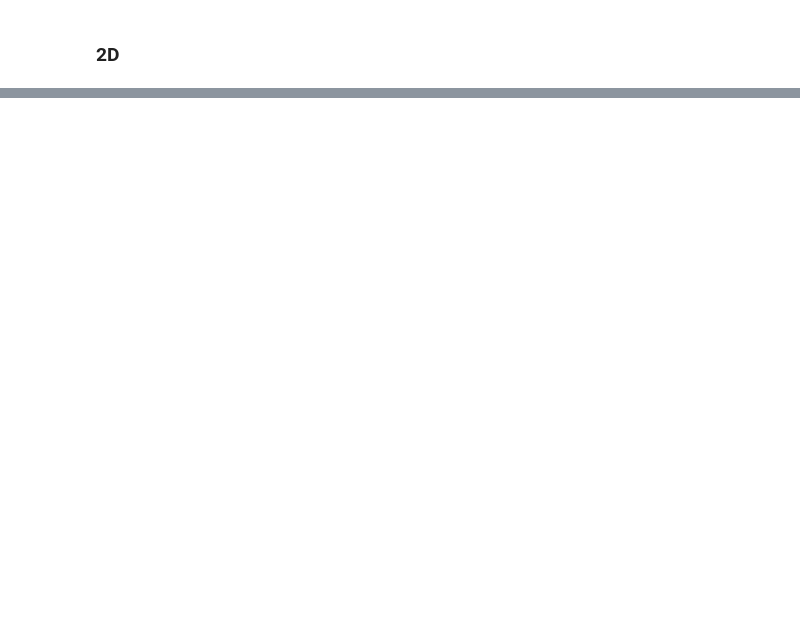
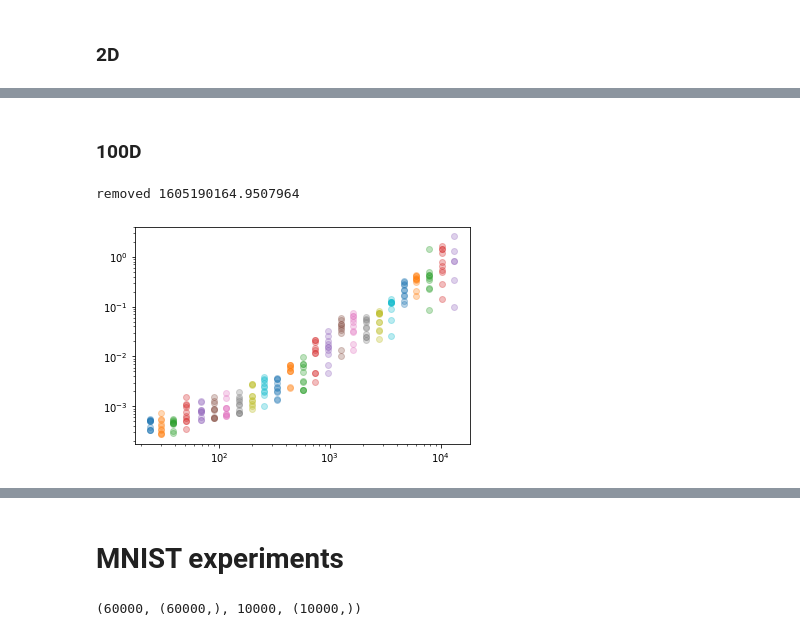
Before and after one commit to abrikos110/iml-2020-homeworks, a Jupyter notebook: clustering.ipynb, the cells around one changed output, grey strips where cells are left out. Cells and saved outputs as stored; diff of their text form; code cells hidden in the pictures; blank space fills up the shorter version.

Commit message:
.gitignore + added loading of MNIST dataset

```diff
--- a/clustering.ipynb
+++ b/clustering.ipynb
@@ -104,6 +109,13 @@ def gen2(N=100, std=1/3, r=1):
     r = r + numpy.random.randn(N) * std
     x = numpy.array([r * numpy.cos(alp), r * numpy.sin(alp)]).T
     return x
+
+def gen3(N=1000, dims=100, c=10, d=10):
+    n = N % c
+    N //= c
+    x = numpy.concatenate([numpy.random.randn(N + n * (not i), 1) * d
+            + numpy.random.randn(N + n * (not i), dims) for i in range(c)])
+    return x
 # %%
 if 1:
     s = numpy.random.randint(0, 2**32-1)
@@ -215,0 +226,48 @@ Wall time: 33min 37s
+# %% [markdown]
+### 100D
+# %%
+%%time
+
+t = []
+sz = 3 * numpy.floor(1.3 ** numpy.arange(8, 53)).astype(numpy.int64)
+lt = 0
+removed = None
+
+for N in sz:
+    training = False
+    try:
+        assert N%3 == 0
+        xx = gen3(N, 100)
+        kcl = k_means(6)  # creating model
+        t.append([])
+        for i in range(10):
+            training = True
+            t[-1].append(time.time())
+            kcl.train(xx)  # training
+            t[-1][-1] = time.time() - t[-1][-1]
+            training = False
+        if time.time() - lt > 1:
+            plt.xscale('log')
+            plt.yscale('log')
+            for s, tt in zip(sz[:len(t)], t):
+                plt.scatter(s * numpy.ones(len(tt)), tt, alpha=0.3)
+            clear_output(wait=True)
+            plt.show()
+            lt = time.time()
+    except KeyboardInterrupt:
+        if training:
+            removed = t[-1].pop()
+        break
+
+
+clear_output(wait=True)
+if removed is not None:
+    print('removed', removed)
+plt.xscale('log')
+plt.yscale('log')
+for s, tt in zip(sz[:len(t)], t):
+    plt.scatter(s * numpy.ones(len(tt)), tt, alpha=0.3)
+plt.show()
+# %% [output]
+removed 1605190164.9507964
+[figure, added]
@@ -215,0 +276,2 @@ Wall time: 33min 37s
+# %% [markdown]
+# MNIST experiments
@@ -215,0 +311,8 @@ Wall time: 33min 37s
+# %%
+directory_for_MNIST = 'MNIST-dataset'
+if not os.path.exists(directory_for_MNIST):
+    os.mkdir(directory_for_MNIST)
+x_train, y_train, x_test, y_test = get_MNIST(directory_for_MNIST)
+x_train.shape[0], y_train.shape, x_test.shape[0], y_test.shape
+# %% [output]
+(60000, (60000,), 10000, (10000,))
```
Also changed, not shown: parts of 7 cells of this notebook, 1 other file.
